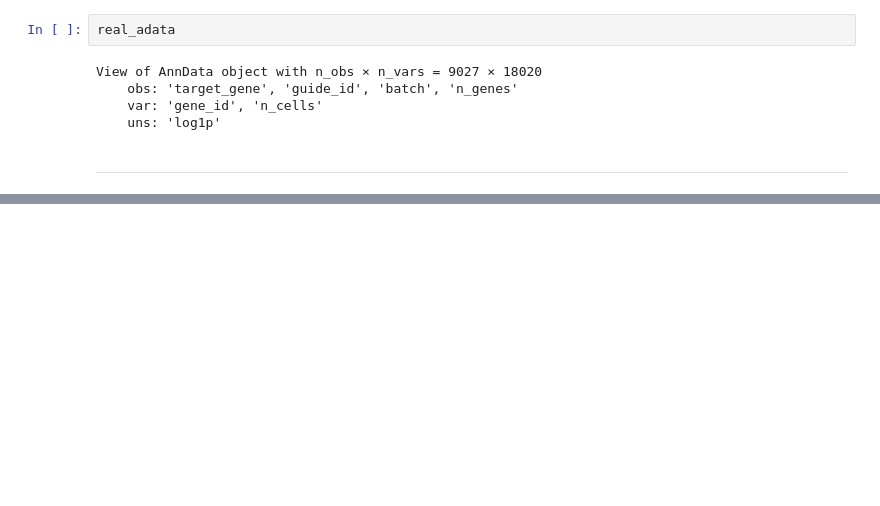
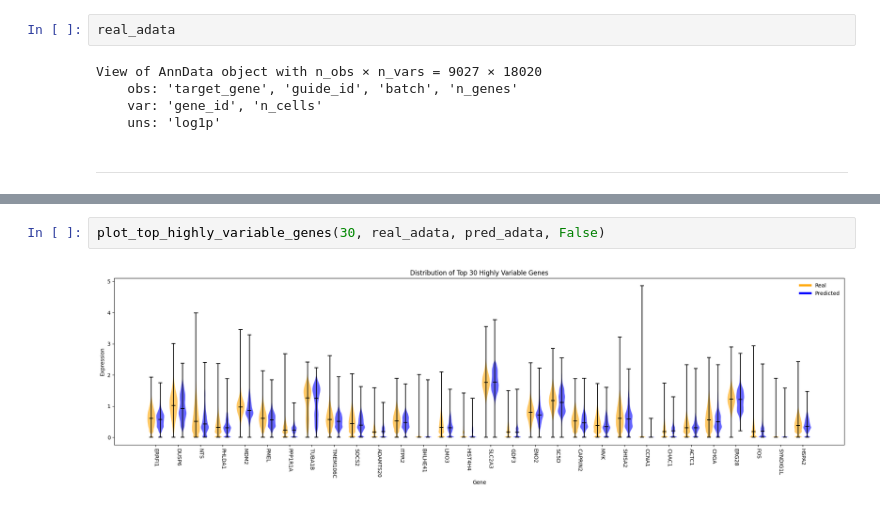
Before and after one commit to MCalabroCode/SPECTRA, a Jupyter notebook: spectra_v2_notebook_wandb.ipynb, the cells around one changed output, grey strips where cells are left out. Drawn from its saved outputs; the diff is of its cells as text; blank space fills up the shorter version.

```diff
--- a/spectra_v2_notebook_wandb.ipynb
+++ b/spectra_v2_notebook_wandb.ipynb
@@ -942,0 +943,4 @@ View of AnnData object with n_obs × n_vars = 9027 × 18020
+# %%
+plot_top_highly_variable_genes(30, real_adata, pred_adata, False)
+# %% [output]
+[figure, added]
```
Also changed, not shown: parts of 25 cells of this notebook, 1 other file.
